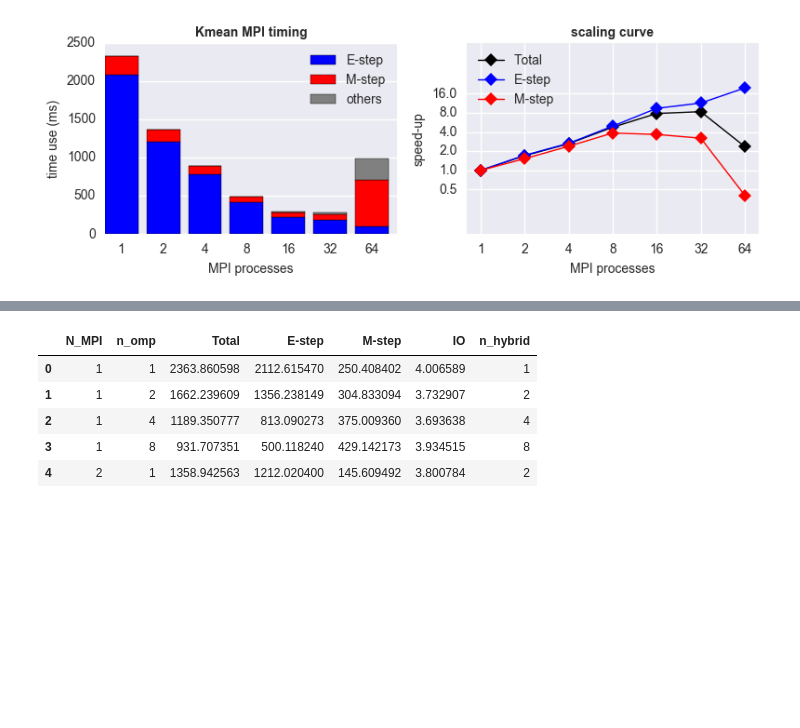
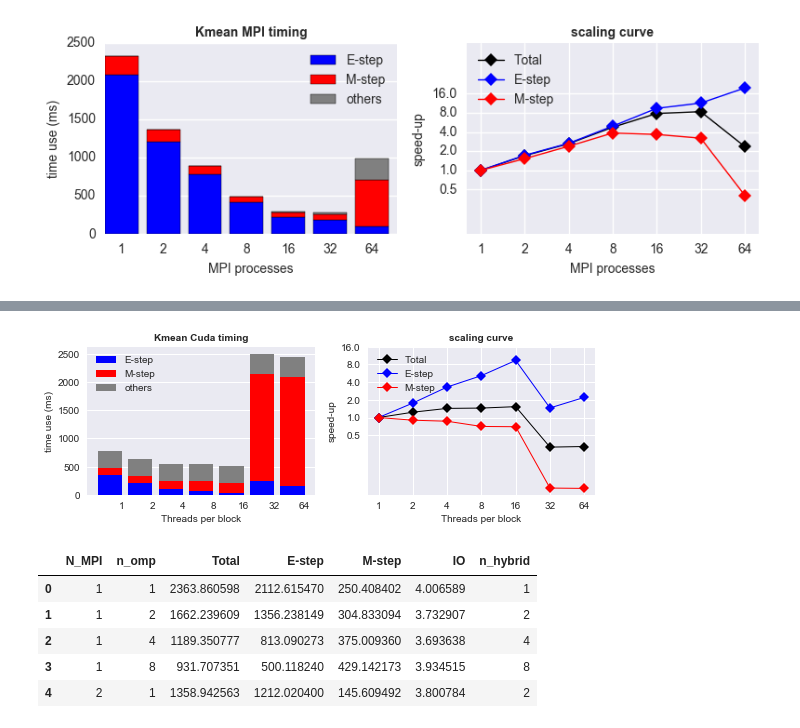
Before and after one commit to JiaweiZhuang/CS205_final_project, a Jupyter notebook: Timing_Results/plot_timing.ipynb, the cells around one changed output, grey strips where cells are left out. Saved outputs shown, nothing was run; the diff lists cells and outputs as text; code cells hidden in the pictures; blank space fills up the shorter version.

Commit message:
Cuda timing graph

```diff
--- a/Timing_Results/plot_timing.ipynb
+++ b/Timing_Results/plot_timing.ipynb
@@ -117,3 +117,6 @@ fig.tight_layout()
 fig.savefig("plots/MPI_scaling.jpg",dpi=200)
 # %% [output]
 [figure]
+# %%
+df_cuda = pd.read_excel(file,sheetname="Cuda")
+df_cuda
@@ -120,3 +132,24 @@ fig.savefig("plots/MPI_scaling.jpg",dpi=200)
+# %%
+data_cuda = [df_cuda["Total"].values,
+             df_cuda["E-step"].values,
+             df_cuda["M-step"].values,
+             df_cuda["Total"].values-df_cuda["E-step"].values-df_cuda["M-step"].values]
+
+fig, axarr = plt.subplots(1,2,figsize=[8,3])
+
+stackedbar(axarr[0],df_cuda["t_cuda"],data_cuda[1:],"Threads per block")
+
+axarr[0].legend(loc=0,fontsize=fontsize)
+axarr[0].set_title("Kmean Cuda timing",fontsize=fontsize,fontweight="bold")
+
+scaling_curve(axarr[1],df_cuda["t_cuda"],data_cuda[:-1],"Threads per block")
+axarr[1].legend(loc=2,fontsize=fontsize)
+axarr[1].set_title("scaling curve",fontsize=fontsize,fontweight="bold")
+
+fig.tight_layout()
+fig.savefig("plots/Cuda_scaling.jpg",dpi=200)
+# %% [output]
+[figure, added]
 # %%
 df_hyb = pd.read_excel(file,sheetname="hybrid")
 df_hyb["n_hybrid"] = df_hyb["N_MPI"]*df_hyb["n_omp"]
```
Also changed, not shown: parts of 2 cells of this notebook, 2 other files.
